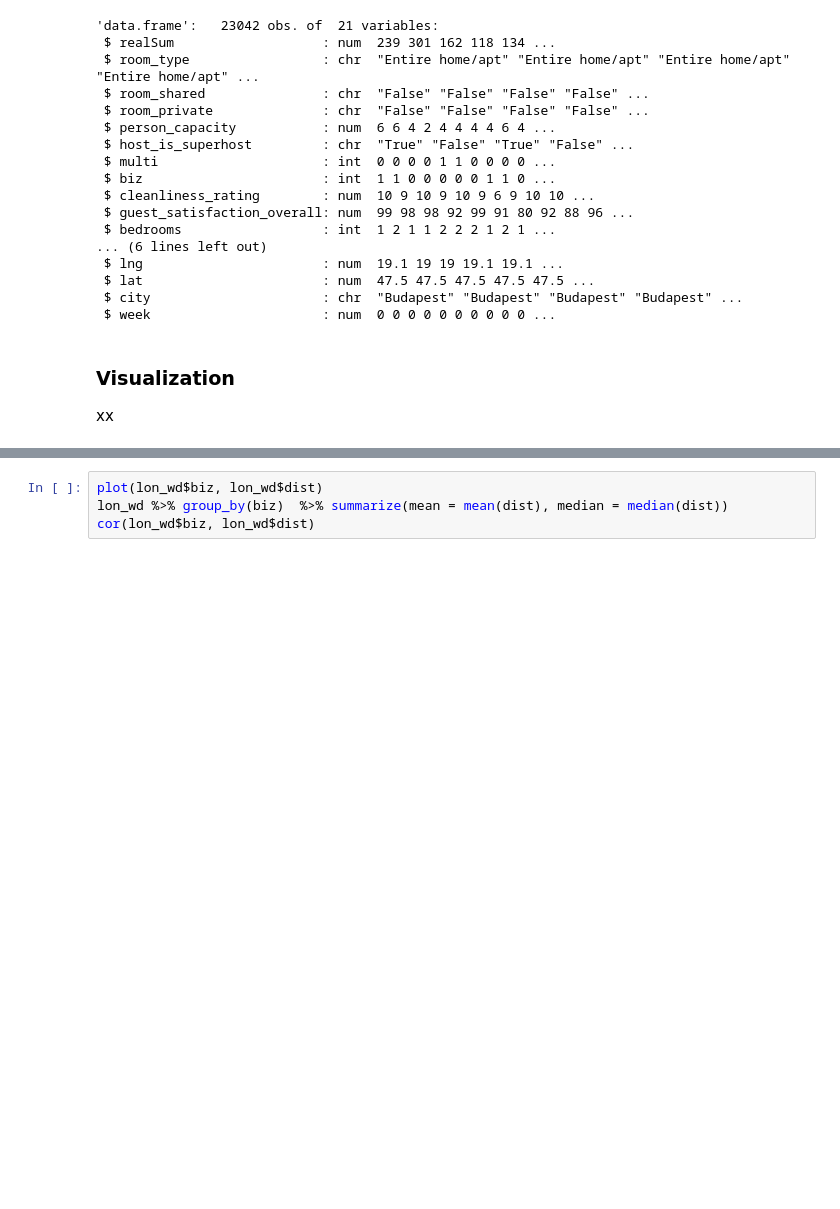
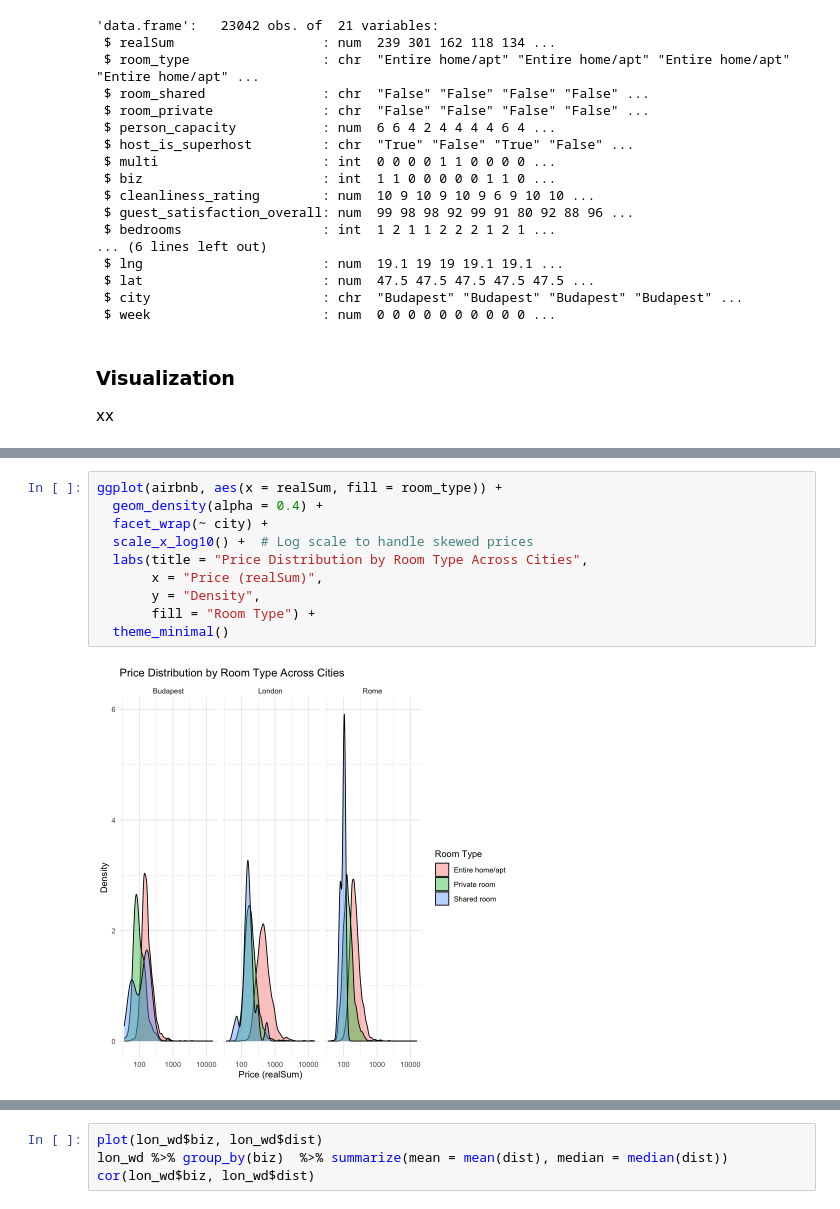
Before and after one commit to shivani-aggarw/stat301, a Jupyter notebook: data_explore.ipynb, the cells around one changed output, grey strips where cells are left out. Drawn from its saved outputs; the diff is of its cells as text; blank space fills up the shorter version.

```diff
--- a/data_explore.ipynb
+++ b/data_explore.ipynb
@@ -143,0 +196,12 @@ xx
+# %%
+ggplot(airbnb, aes(x = realSum, fill = room_type)) +
+  geom_density(alpha = 0.4) +
+  facet_wrap(~ city) +
+  scale_x_log10() +  # Log scale to handle skewed prices
+  labs(title = "Price Distribution by Room Type Across Cities",
+       x = "Price (realSum)",
+       y = "Density",
+       fill = "Room Type") +
+  theme_minimal()
+# %% [output]
+[figure, added]
```
Also changed, not shown: parts of 16 cells of this notebook.
